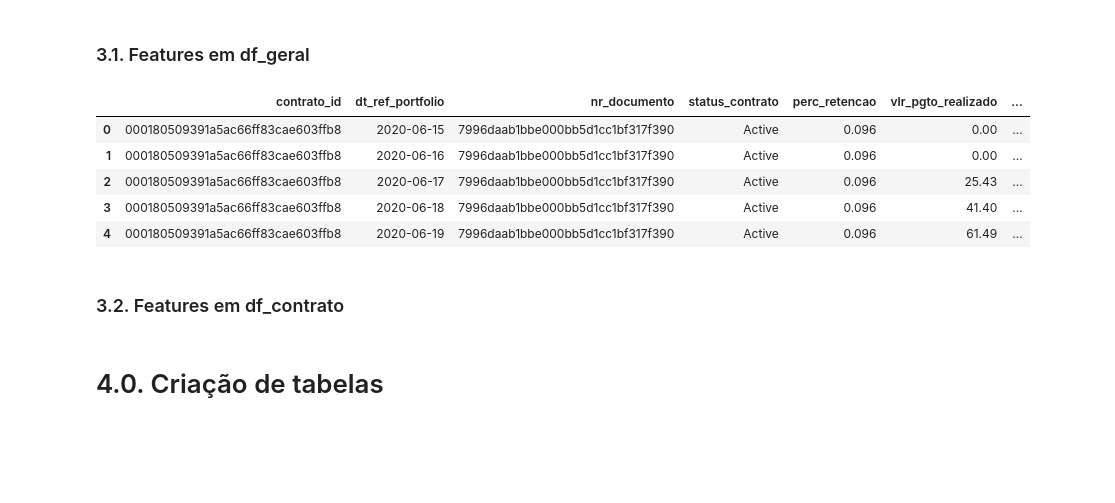
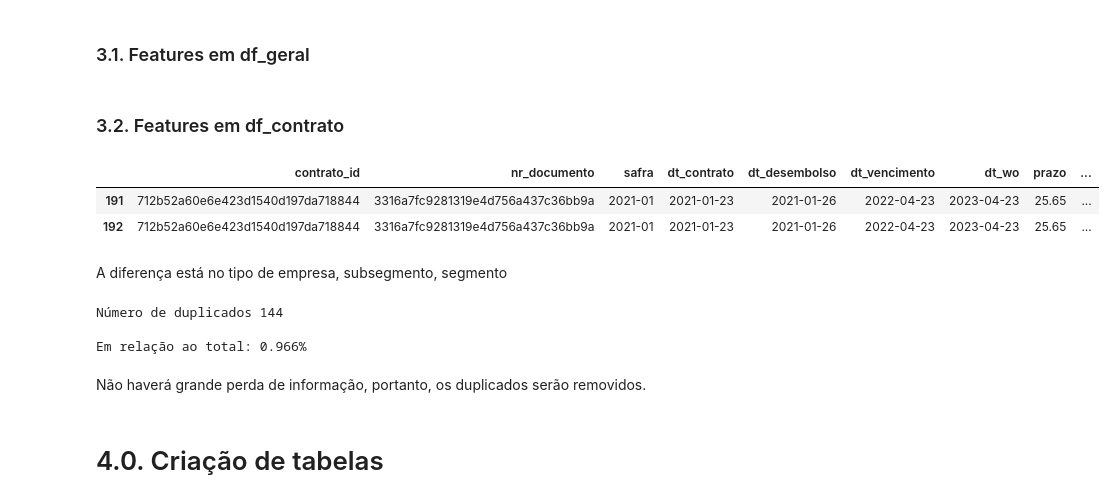
Before and after one commit to heitorfe/data_challenge_stone, a Jupyter notebook: notebooks/Dataframes.ipynb, the cells around one changed output. Cells and saved outputs as stored; diff of their text form; code cells hidden in the pictures; blank space fills up the shorter version.

```diff
--- a/notebooks/Dataframes.ipynb
+++ b/notebooks/Dataframes.ipynb
@@ -171,15 +171,6 @@ df_geral['debito_sem_pagamento'] = df_geral['vlr_saldo_devedor'] + df_geral['vlr
 
 #valor pago tpv = valor * perc_retencao/100
 df_geral['valor_pago_tpv'] = df_geral['vlr_tpv'] * df_geral['perc_retencao']/100
-# %%
-df_geral.head()
-# %% [output]
-|  | contrato_id | dt_ref_portfolio | nr_documento | status_contrato | perc_retencao | vlr_pgto_realizado | ... |
-| 0 | 000180509391a5ac66ff83cae603ffb8 | 2020-06-15 | 7996daab1bbe000bb5d1cc1bf317f390 | Active | 0.096 | 0.00 | ... |
-| 1 | 000180509391a5ac66ff83cae603ffb8 | 2020-06-16 | 7996daab1bbe000bb5d1cc1bf317f390 | Active | 0.096 | 0.00 | ... |
-| 2 | 000180509391a5ac66ff83cae603ffb8 | 2020-06-17 | 7996daab1bbe000bb5d1cc1bf317f390 | Active | 0.096 | 25.43 | ... |
-| 3 | 000180509391a5ac66ff83cae603ffb8 | 2020-06-18 | 7996daab1bbe000bb5d1cc1bf317f390 | Active | 0.096 | 41.40 | ... |
-| 4 | 000180509391a5ac66ff83cae603ffb8 | 2020-06-19 | 7996daab1bbe000bb5d1cc1bf317f390 | Active | 0.096 | 61.49 | ... |
 # %% [markdown]
 ### 3.2. Features em df_contrato
 # %%
@@ -187,8 +178,8 @@ df_geral.head()
 last_date = df_geral[['contrato_id', 'dt_ref_portfolio']].groupby('contrato_id').max().reset_index()
 last_date = pd.merge(last_date, df_geral[['contrato_id', 'dt_ref_portfolio','status_contrato']], on=['contrato_id', 'dt_ref_portfolio'], how='inner')
 
-# #conseguir o ultimo status de contrato
-df_contrato = pd.merge(df_contrato, last_date.drop('dt_ref_portfolio', axis=1), on='contrato_id', how='inner')
+#conseguir o ultimo status de contrato e ultima data
+df_contrato = pd.merge(df_contrato, last_date, on='contrato_id', how='inner').rename(columns={'dt_ref_portfolio':'ultima_data'})
 
 #mean dsp / contrato
 aux = df_geral[['dsp', 'contrato_id']].groupby('contrato_id').mean().reset_index()
@@ -216,7 +207,7 @@ df_contrato = pd.merge(df_contrato, aux, on='contrato_id', how='left')
 #dias esperado de contrato
 df_contrato['tempo_esperado'] = (df_contrato['dt_vencimento'] - df_contrato['dt_desembolso']).dt.days
 
-# # #dias efetivos de contrato
+#dias efetivos de contrato
 aux = df_geral[['contrato_id', 'dt_ref_portfolio']].groupby('contrato_id').count().rename(columns={'dt_ref_portfolio': 'dias_de_contrato'}).reset_index()
 df_contrato = pd.merge(df_contrato, aux, on='contrato_id', how='left')
 
@@ -224,6 +215,31 @@ df_contrato = pd.merge(df_contrato, aux, on='contrato_id', how='left')
 aux = df_geral_comunicado[['contrato_id', 'status']].groupby('contrato_id').count().reset_index().rename(columns={'status': 'n_acoes_total'})
 df_contrato = pd.merge(df_contrato, aux, on='contrato_id', how='inner')
 
-# #acoes entregues
+#acoes entregues
 aux = df_geral_comunicado [df_geral_comunicado['status']!='NAO ENTREGUE'] [['contrato_id', 'status']].groupby('contrato_id').count().reset_index().rename(columns={'status': 'n_acoes_entregues'})
 df_contrato = pd.merge(df_contrato, aux, on='contrato_id', how='inner')
+# %%
+#check duplicates
+
+#pegando um exemplo para analisar
+index = df_contrato[df_contrato['contrato_id'].duplicated()==True].index[1]
+id_ = df_contrato.iloc[192,0]
+df_contrato[df_contrato['contrato_id']==id_]
+# %% [output]
+|  | contrato_id | nr_documento | safra | dt_contrato | dt_desembolso | dt_vencimento | dt_wo | prazo | ... |
+| 191 | 712b52a60e6e423d1540d197da718844 | 3316a7fc9281319e4d756a437c36bb9a | 2021-01 | 2021-01-23 | 2021-01-26 | 2022-04-23 | 2023-04-23 | 25.65 | ... |
+| 192 | 712b52a60e6e423d1540d197da718844 | 3316a7fc9281319e4d756a437c36bb9a | 2021-01 | 2021-01-23 | 2021-01-26 | 2022-04-23 | 2023-04-23 | 25.65 | ... |
+# %% [markdown]
+A diferença está no tipo de empresa, subsegmento, segmento
+# %%
+#check numero de duplicados
+duplicados = sum(df_contrato['contrato_id'].duplicated()==True)
+print(f'Número de duplicados {duplicados}\n')
+
+print('Em relação ao total: {:.3f}%'.format(duplicados/len(df_contrato)*100))
+# %% [output]
+Número de duplicados 144
+
+Em relação ao total: 0.966%
+# %% [markdown]
+Não haverá grande perda de informação, portanto, os duplicados serão removidos.
```
Also changed, not shown: parts of 37 cells of this notebook, 1 other file.
